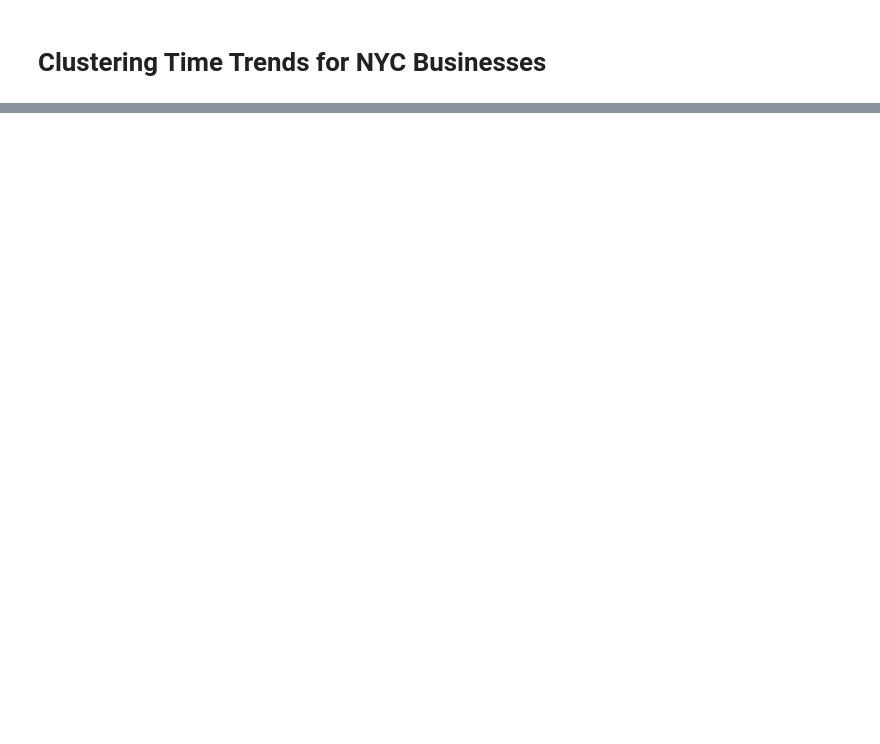
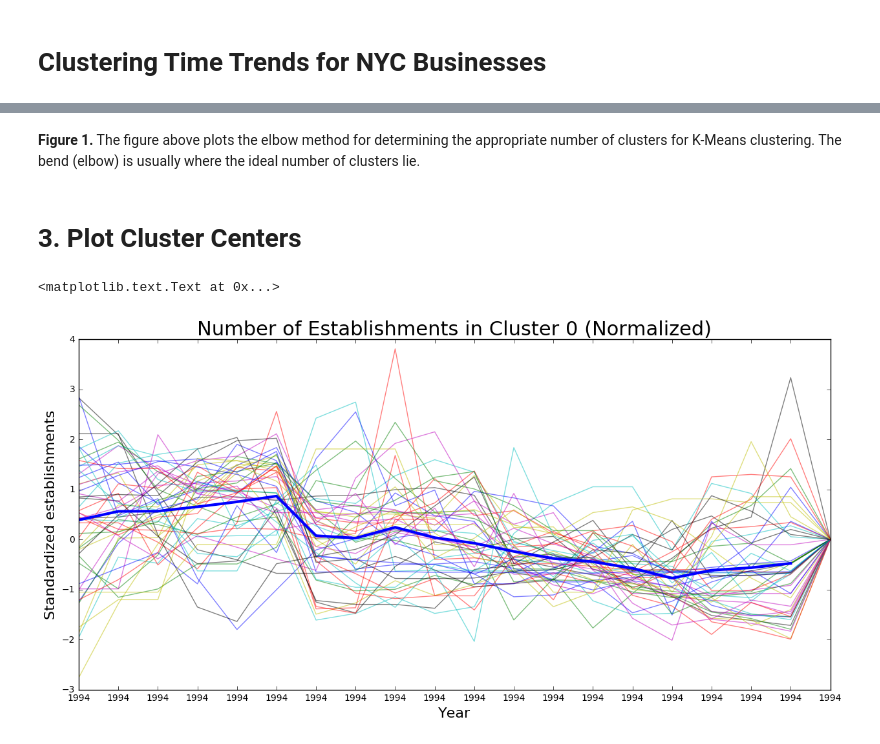
Before and after one commit to tashay/PUI2016_tg1478, a Jupyter notebook: HW11_tg1478/HW11_2_tg1478.ipynb, the cells around one changed output, grey strips where cells are left out. Saved outputs shown, nothing was run; the diff lists cells and outputs as text; code cells hidden in the pictures; blank space fills up the shorter version.

```diff
--- a/HW11_tg1478/HW11_2_tg1478.ipynb
+++ b/HW11_tg1478/HW11_2_tg1478.ipynb
@@ -44,0 +96,5 @@ TASKS:
+# %%
+for i in range(0,len(census)):
+    census.iloc[i] = (census.iloc[i]-census.iloc[i].mean())/census.iloc[i].std()
+
+census.head()
@@ -44,0 +164,4 @@ TASKS:
+# %%
+# Dropping NaN and infinite values
+for i in census:
+    census = census[np.isfinite(census[i])]
@@ -44,0 +173,25 @@ TASKS:
+# %% [markdown]
+**Figure 1.** The figure above plots the elbow method for determining the appropriate number of clusters for K-Means clustering. The bend (elbow) is usually where the ideal number of clusters lie.
+# %% [markdown]
+# 3. Plot Cluster Centers
+# %%
+n = 2
+km = KMeans(n_clusters = n, random_state = 123)
+cluster_labels = km.fit_predict(census)
+# %%
+census['label'] = cluster_labels
+
+cluster_zero = census.loc[census['label'] == 0]
+cluster_one = census.loc[census['label'] == 1]
+# %%
+pl.figure(figsize=(15,7))
+pl.xticks(np.arange(0,20), sort(years))
+for i in range(len(cluster_zero)):
+    pl.plot(cluster_zero.iloc[i,:].values, alpha=0.5)
+pl.plot(km.cluster_centers_[0], linewidth=3, color='blue', label='Cluster centroids')
+pl.title('Number of Establishments in Cluster 0 (Normalized)', size=22)
+pl.xlabel('Year', size=16)
+pl.ylabel('Standardized establishments', size=16)
+# %% [output]
+<matplotlib.text.Text at 0x...>
+[figure, added]
```
Also changed, not shown: parts of 52 cells of this notebook.
